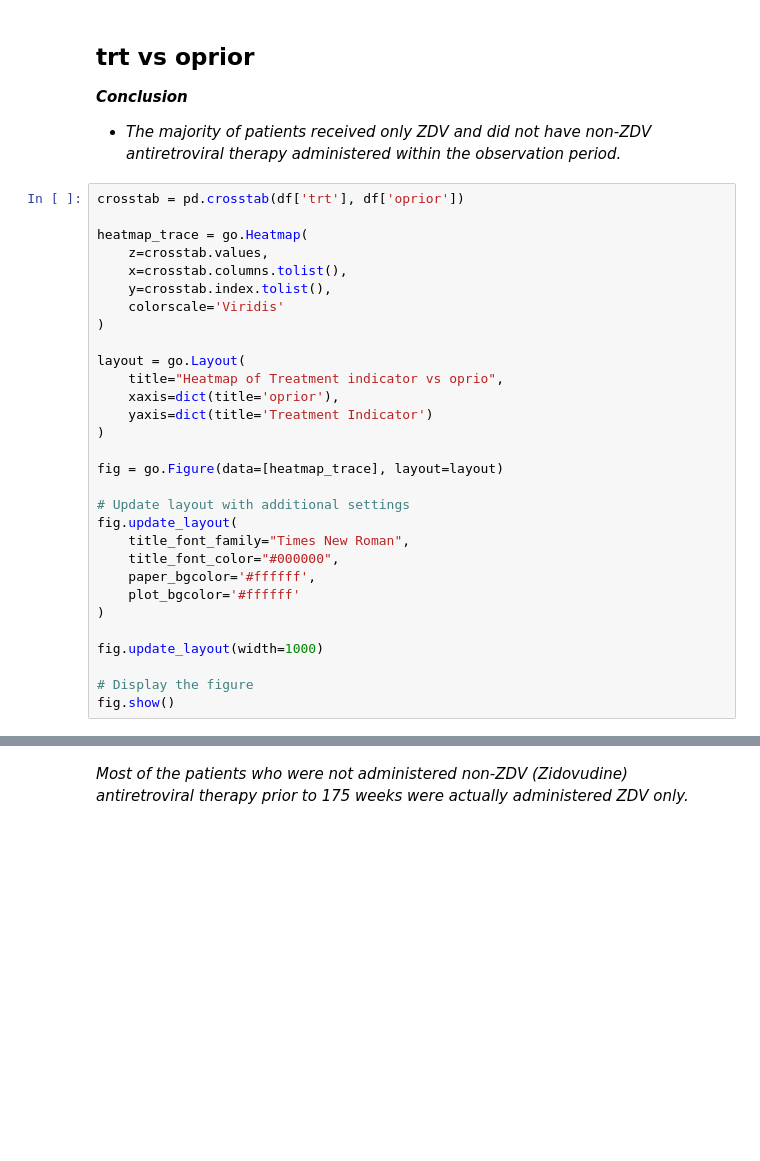
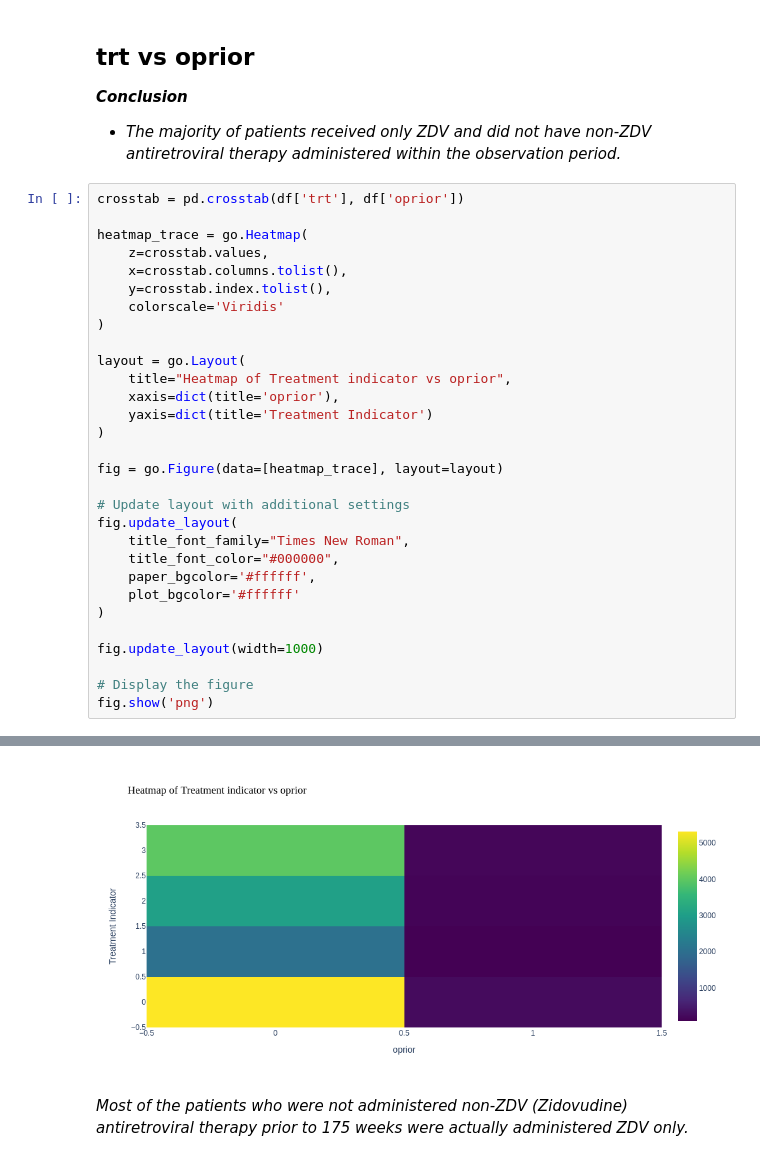
Before and after one commit to NityaVerma19/EDA-AIDS-virus-infection, a Jupyter notebook: eda-insights-on-aids-infection.ipynb, the cells around one changed output, grey strips where cells are left out. Cells and saved outputs as stored; diff of their text form; blank space fills up the shorter version.

```diff
--- a/eda-insights-on-aids-infection.ipynb
+++ b/eda-insights-on-aids-infection.ipynb
@@ -2437,7 +2437,7 @@ heatmap_trace = go.Heatmap(
 )
 
 layout = go.Layout(
-    title="Heatmap of Treatment indicator vs oprio",
+    title="Heatmap of Treatment indicator vs oprior",
     xaxis=dict(title='oprior'),
     yaxis=dict(title='Treatment Indicator')
 )
@@ -2455,5 +2455,5 @@ fig.update_layout(
 fig.update_layout(width=1000)
 
 # Display the figure
-fig.show()
+fig.show('png')
 # %% [output]
@@ -2461,2 +2460,3 @@ fig.show()
+[figure, added]
 # %% [markdown]
 *Most of the patients who were not administered non-ZDV (Zidovudine) antiretroviral therapy  prior to 175 weeks were actually administered ZDV only.*
```
Also changed, not shown: parts of 6 cells of this notebook.
